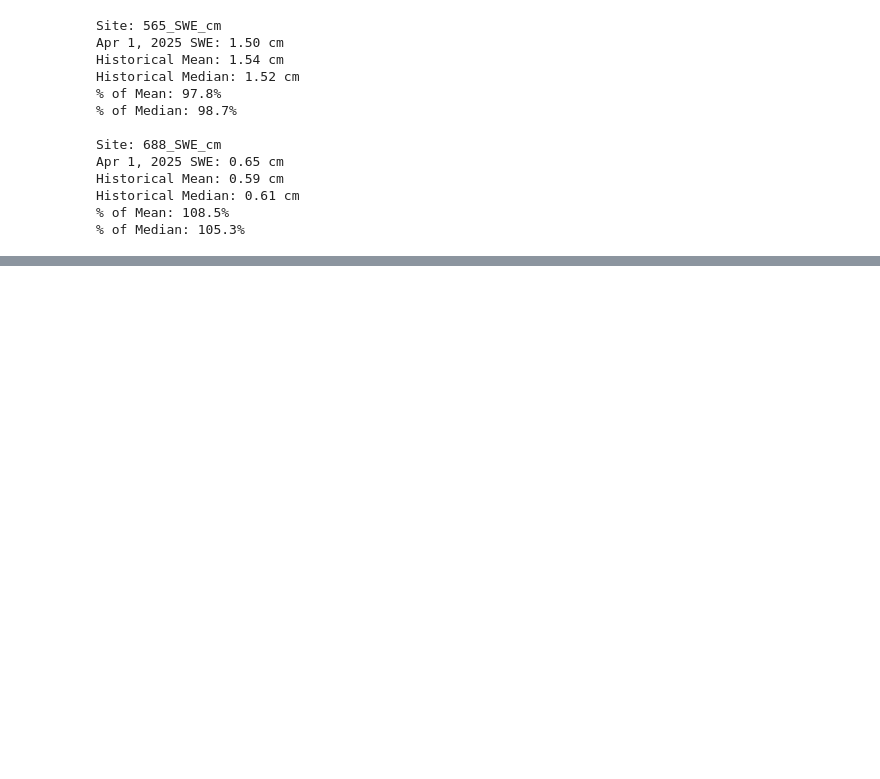
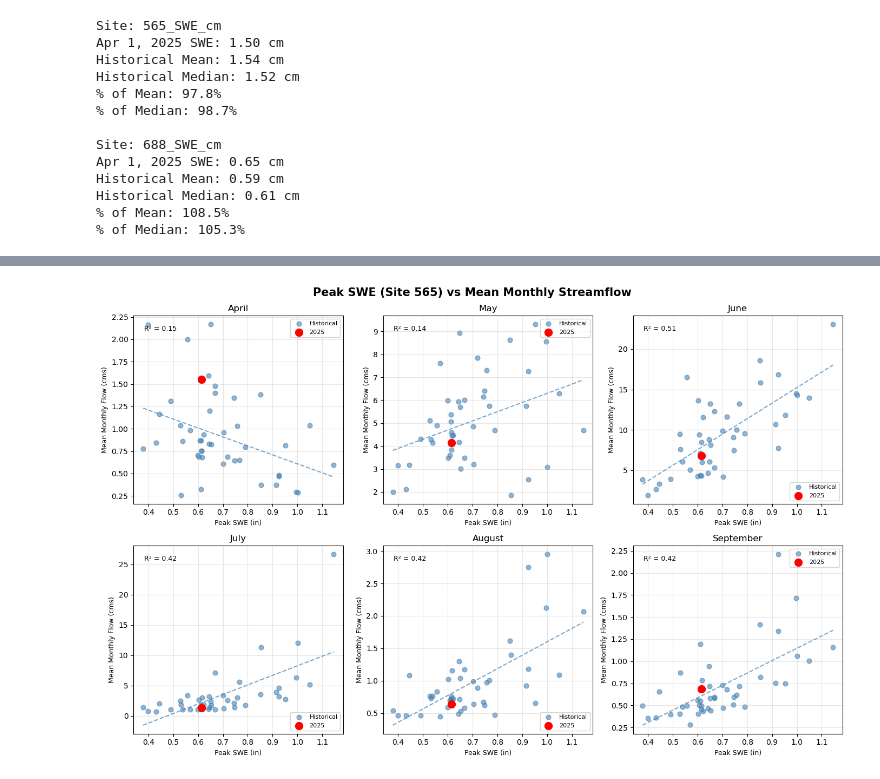
Before and after one commit to jhammond1234/Hydro-Assignment-2, a Jupyter notebook: FigureDev-Analysis.ipynb, the cells around one changed output, grey strips where cells are left out. Cells and saved outputs as stored; diff of their text form; code cells hidden in the pictures; blank space fills up the shorter version.

```diff
--- a/FigureDev-Analysis.ipynb
+++ b/FigureDev-Analysis.ipynb
@@ -153,0 +232,71 @@ Historical Median: 0.61 cm
+# %%
+def get_peak_swe_by_year(df_snotel, swe_col='2025_SWE_in'):
+    """Get peak SWE for each water year from the processed SNOTEL dataframe"""
+    # Get all year columns
+    year_cols = [col for col in df_snotel.columns if col.endswith('_SWE_in') and col[0].isdigit()]
+
+    # For each year, get the peak SWE
+    peak_swe = {}
+    for col in year_cols:
+        year = int(col.split('_')[0])
+        peak_swe[year] = df_snotel[col].max()
+
+    return pd.Series(peak_swe, name='peak_swe_in')
+
+def get_monthly_flow_by_year(df, month_num, flow_col='flow_cms'):
+    """Get mean monthly flow for each year"""
+    month_df = df[df.index.month == month_num].copy()
+    month_df['Year'] = month_df.index.year
+    return month_df.groupby('Year')[flow_col].mean()
+
+# Get peak SWE by year from site 565
+peak_swe = get_peak_swe_by_year(df_565)
+
+# Months to plot
+months = [(4, 'April'), (5, 'May'), (6, 'June'),
+          (7, 'July'), (8, 'August'), (9, 'September')]
+
+fig, axes = plt.subplots(2, 3, figsize=(14, 9))
+axes = axes.flatten()
+
+for i, (month_num, month_name) in enumerate(months):
+    ax = axes[i]
+
+    # Get monthly flow by year
+    monthly_flow = get_monthly_flow_by_year(df, month_num)
+
+    # Align the two series on year
+    combined = pd.DataFrame({'peak_swe': peak_swe, 'flow': monthly_flow}).dropna()
+
+    # Highlight 2025
+    hist = combined[combined.index != 2025]
+    yr2025 = combined[combined.index == 2025]
+
+    # Scatter plot
+    ax.scatter(hist['peak_swe'], hist['flow'], color='steelblue', alpha=0.6, s=40, label='Historical')
+    if not yr2025.empty:
+        ax.scatter(yr2025['peak_swe'], yr2025['flow'], color='red', s=100, zorder=5, label='2025')
+
+    # Add trend line
+    z = np.polyfit(hist['peak_swe'], hist['flow'], 1)
+    p = np.poly1d(z)
+    x_line = np.linspace(hist['peak_swe'].min(), hist['peak_swe'].max(), 100)
+    ax.plot(x_line, p(x_line), color='steelblue', linestyle='--', linewidth=1.5, alpha=0.7)
+
+    # Add R² value
+    correlation = hist['peak_swe'].corr(hist['flow'])
+    ax.text(0.05, 0.95, f'R² = {correlation**2:.2f}', transform=ax.transAxes,
+            fontsize=9, verticalalignment='top')
+
+    ax.set_title(month_name, fontsize=12)
+    ax.set_xlabel('Peak SWE (in)', fontsize=9)
+    ax.set_ylabel('Mean Monthly Flow (cms)', fontsize=9)
+    ax.legend(fontsize=8)
+    ax.grid(alpha=0.3)
+
+fig.suptitle('Peak SWE (Site 565) vs Mean Monthly Streamflow', fontsize=15, fontweight='bold')
+plt.tight_layout()
+plt.savefig('figures/peak_swe_vs_streamflow.png', dpi=150, bbox_inches='tight')
+plt.show()
+# %% [output]
+[figure, added]
```
Also changed, not shown: parts of 6 cells of this notebook, 9 other files.
